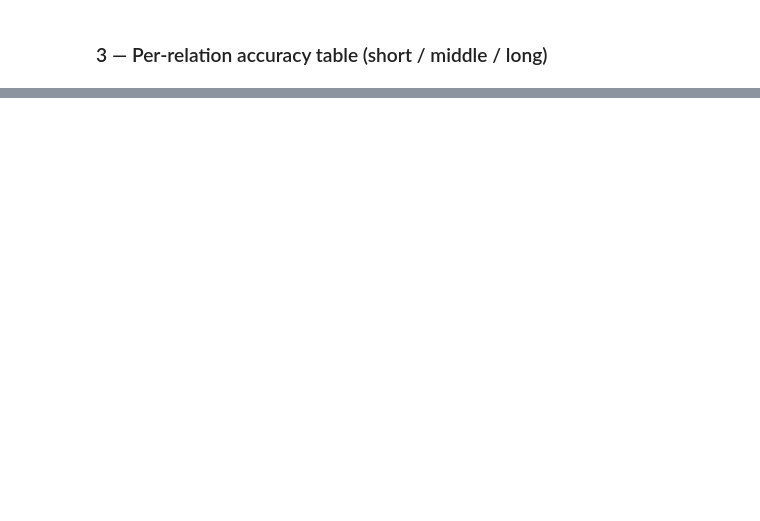
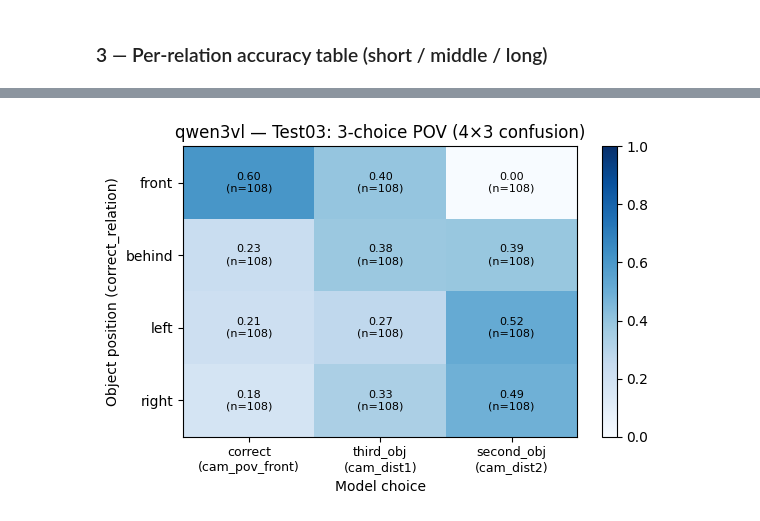
Before and after one commit to zhiying318/Parcours_recherche_server_sync, a Jupyter notebook: comfort_eval_tests/eval_analyse.ipynb, the cells around one changed output, grey strips where cells are left out. Saved outputs shown, nothing was run; the diff lists cells and outputs as text; code cells hidden in the pictures; blank space fills up the shorter version.

```diff
--- a/comfort_eval_tests/eval_analyse.ipynb
+++ b/comfort_eval_tests/eval_analyse.ipynb
@@ -366,0 +444,3 @@ for model, df in all_dfs_02.items():
+# %%
+TEST03_DIR = "./test03_pov_four/results"
+models03   = ["qwen3vl"]  # ← add more models here as results arrive
@@ -366,0 +492,85 @@ for model, df in all_dfs_02.items():
+# %%
+CHOICE_COLS  = ["correct", "dist_thirdobj", "dist_secondobj"]
+CHOICE_LABELS = ["correct\n(cam_pov_front)", "third_obj\n(cam_dist1)", "second_obj\n(cam_dist2)"]
+EXT_VIEWS = ["back", "front", "left", "right"]
+
+for model, df in all_dfs_03.items():
+    if "pred_choice" not in df.columns:
+        print(f"ERROR: pred_choice missing for {model}. Re-run the loading cell first.")
+        continue
+
+    # ── 1: 4×3 confusion matrix ───────────────────────────────────────────
+    mat = np.zeros((len(RELATIONS), 3))
+    annot = []
+    for i, rel in enumerate(RELATIONS):
+        sub = df[df["correct_relation"] == rel]
+        n = len(sub)
+        row_ann = []
+        for j, col in enumerate(CHOICE_COLS):
+            frac = (sub["pred_choice"] == col).sum() / n if n > 0 else 0
+            mat[i, j] = frac
+            row_ann.append(f"{frac:.2f}\n(n={n})")
+        annot.append(row_ann)
+
+    fig, ax = plt.subplots(figsize=(6, 4))
+    im = ax.imshow(mat, cmap="Blues", vmin=0, vmax=1, aspect="auto")
+    ax.set_xticks(range(3))
+    ax.set_xticklabels(CHOICE_LABELS, fontsize=9)
+    ax.set_yticks(range(len(RELATIONS)))
+    ax.set_yticklabels(RELATIONS)
+    for i in range(len(RELATIONS)):
+        for j in range(3):
+            ax.text(j, i, annot[i][j], ha="center", va="center", fontsize=8)
+    plt.colorbar(im, ax=ax)
+    ax.set_title(f"{model} — Test03: 3-choice POV (4×3 confusion)")
+    ax.set_xlabel("Model choice")
+    ax.set_ylabel("Object position (correct_relation)")
+    plt.tight_layout()
+    plt.show()
+
+    # ── 2: heatmap — relation × external camera view (accuracy) ──────────
+    mat2 = np.full((len(RELATIONS), len(EXT_VIEWS)), np.nan)
+    annot2 = []
+    for i, rel in enumerate(RELATIONS):
+        row_ann = []
+        for j, view in enumerate(EXT_VIEWS):
+            sub = df[(df["correct_relation"] == rel) & (df["cam_view_external_short"] == view)]
+            if len(sub) > 0:
+                mat2[i, j] = sub["is_correct"].mean()
+                row_ann.append(f"{mat2[i,j]:.2f}\n(n={len(sub)})")
+            else:
+                row_ann.append("")
+        annot2.append(row_ann)
+
+    fig2, ax2 = plt.subplots(figsize=(6, 4))
+    sns.heatmap(mat2, ax=ax2, annot=annot2, fmt="",
+                cmap="RdYlGn", vmin=0, vmax=1, linewidths=0.5,
+                xticklabels=EXT_VIEWS, yticklabels=RELATIONS,
+                annot_kws={"size": 9}, cbar=True)
+    ax2.set_xlabel("External camera view")
+    ax2.set_ylabel("Correct relation")
+    ax2.set_title(f"{model} — Test03: accuracy by relation × external camera")
+    plt.tight_layout()
+    plt.show()
+
+    # ── 3: per-relation table ─────────────────────────────────────────────
+    rows = []
+    for rel in RELATIONS:
+        sub = df[df["correct_relation"] == rel]
+        n = len(sub)
+        rows.append({
+            "relation":     rel,
+            "n":            n,
+            "correct":      round((sub["pred_choice"] == "correct").sum() / n, 3) if n > 0 else np.nan,
+            "dist_thirdobj":  round((sub["pred_choice"] == "dist_thirdobj").sum() / n, 3) if n > 0 else np.nan,
+            "dist_secondobj": round((sub["pred_choice"] == "dist_secondobj").sum() / n, 3) if n > 0 else np.nan,
+        })
+    rows.append({
+        "relation": "OVERALL", "n": len(df),
+        "correct":      round(df["is_correct"].mean(), 3),
+        "dist_thirdobj":  round((df["pred_choice"] == "dist_thirdobj").mean(), 3),
+        "dist_secondobj": round((df["pred_choice"] == "dist_secondobj").mean(), 3),
+    })
+    display(pd.DataFrame(rows).set_index("relation"))
+# %% [output]
+[figure, added]
```
Also changed, not shown: parts of 10 cells of this notebook, 21 other files.
